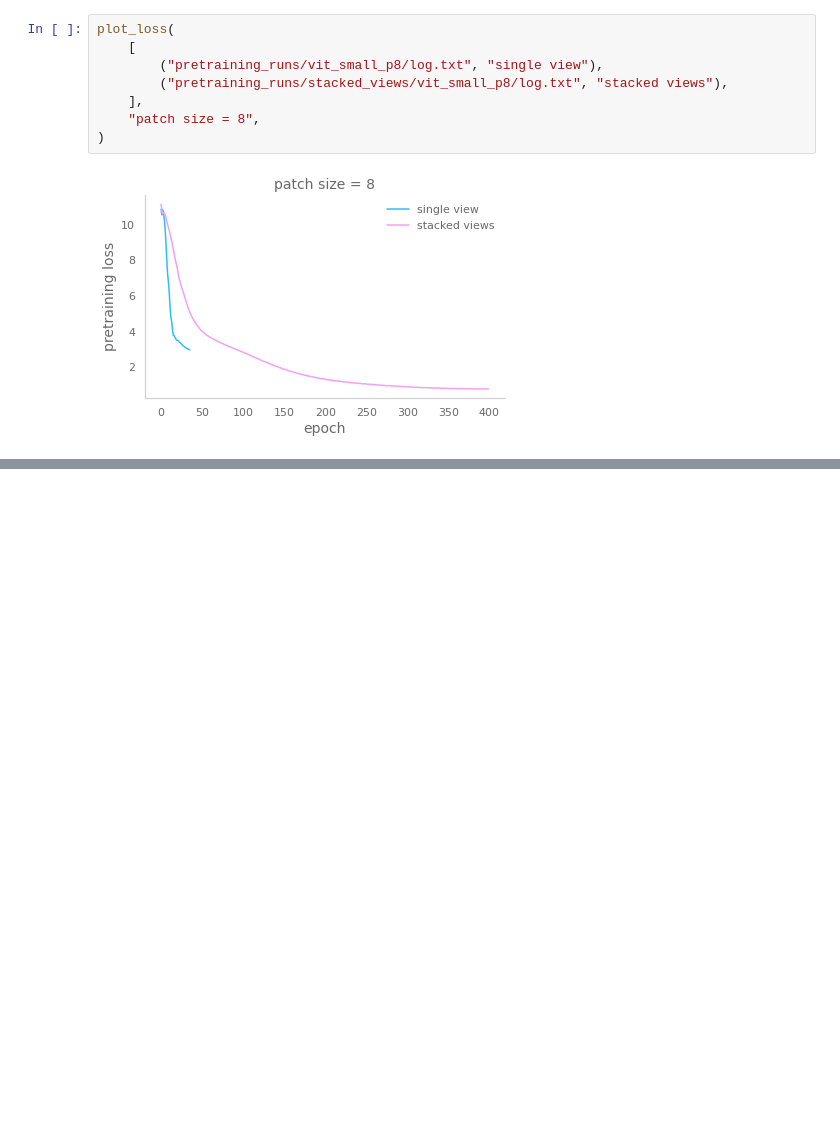
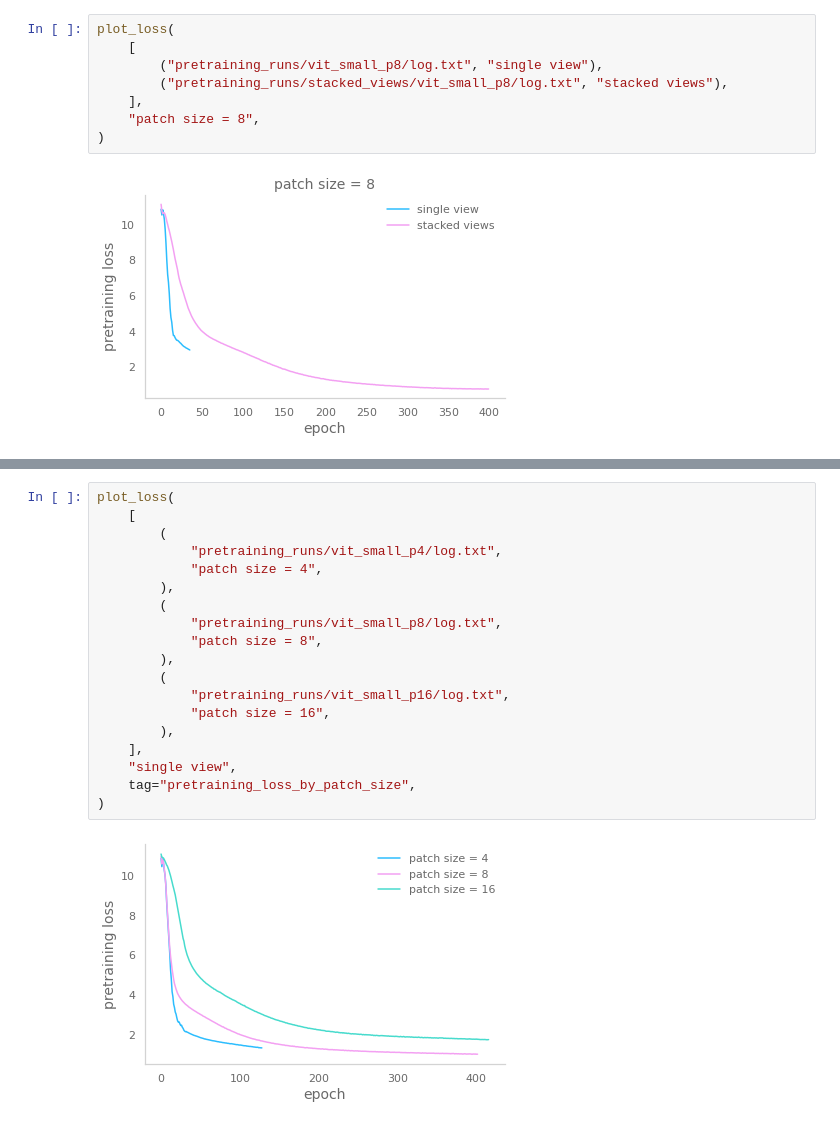
Before and after one commit to annawoodard/dino, a Jupyter notebook: run_plots.ipynb, the cells around one changed output, grey strips where cells are left out. Drawn from its saved outputs; the diff is of its cells as text; blank space fills up the shorter version.

```diff
--- a/run_plots.ipynb
+++ b/run_plots.ipynb
@@ -54,0 +62,21 @@ plot_loss(
+# %%
+plot_loss(
+    [
+        (
+            "pretraining_runs/vit_small_p4/log.txt",
+            "patch size = 4",
+        ),
+        (
+            "pretraining_runs/vit_small_p8/log.txt",
+            "patch size = 8",
+        ),
+        (
+            "pretraining_runs/vit_small_p16/log.txt",
+            "patch size = 16",
+        ),
+    ],
+    "single view",
+    tag="pretraining_loss_by_patch_size",
+)
+# %% [output]
+[figure, added]
```
Also changed, not shown: parts of 3 cells of this notebook, 3 other files.
